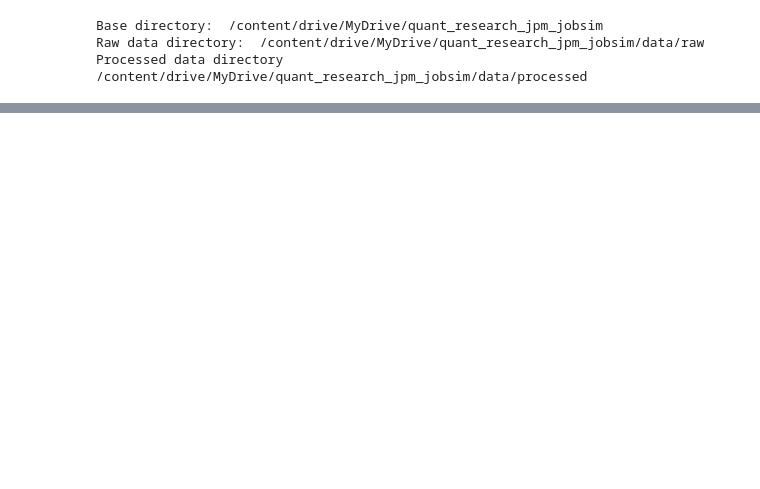
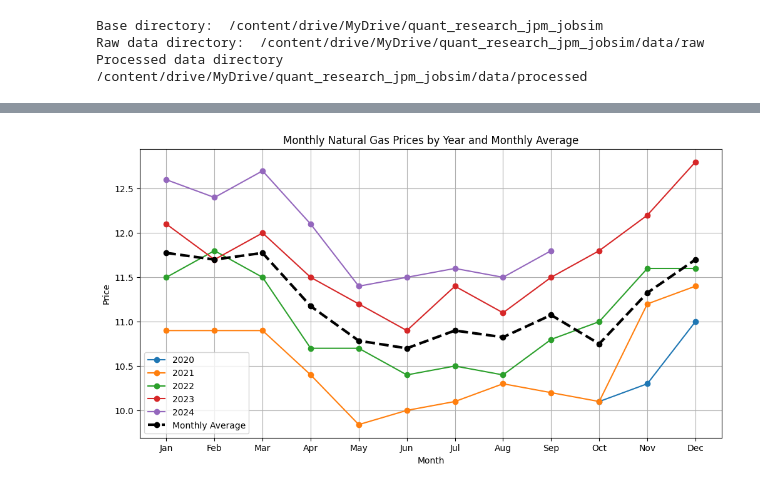
Before and after one commit to aniolarolas/quant-research-pricing-credit-risk, a Jupyter notebook: notebooks/01_gas_price_forecasting.ipynb, the cells around one changed output, grey strips where cells are left out. Saved outputs shown, nothing was run; the diff lists cells and outputs as text; code cells hidden in the pictures; blank space fills up the shorter version.

```diff
--- a/notebooks/01_gas_price_forecasting.ipynb
+++ b/notebooks/01_gas_price_forecasting.ipynb
@@ -27,0 +171,3 @@ import matplotlib.pyplot as plt
+# %%
+pivot_df = df.pivot(index="month", columns="year", values="Prices")
+pivot_df
@@ -27,0 +189,26 @@ import matplotlib.pyplot as plt
+# %%
+plt.figure(figsize=(12, 6))
+
+for year in pivot_df.columns:
+    plt.plot(pivot_df.index, pivot_df[year], marker="o", label=str(year))
+
+plt.plot(
+    monthly_avg.index,
+    monthly_avg.values,
+    marker="o",
+    linewidth=3,
+    color="black",
+    linestyle="--",
+    label="Monthly Average",
+)
+
+plt.xlabel("Month")
+plt.ylabel("Price")
+plt.title("Monthly Natural Gas Prices by Year and Monthly Average")
+plt.xticks(range(1, 13), ["Jan", "Feb", "Mar", "Apr", "May", "Jun",
+                          "Jul", "Aug", "Sep", "Oct", "Nov", "Dec"])
+plt.legend()
+plt.grid(True)
+plt.show()
+# %% [output]
+[figure, added]
```
Also changed, not shown: parts of 25 cells of this notebook.
